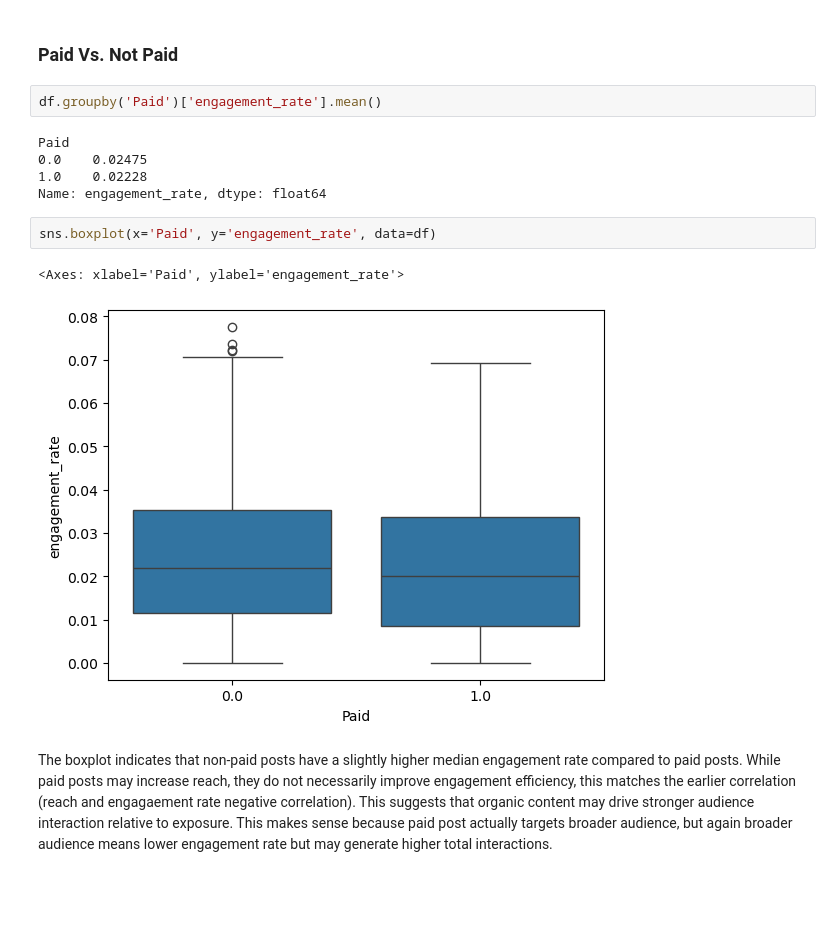
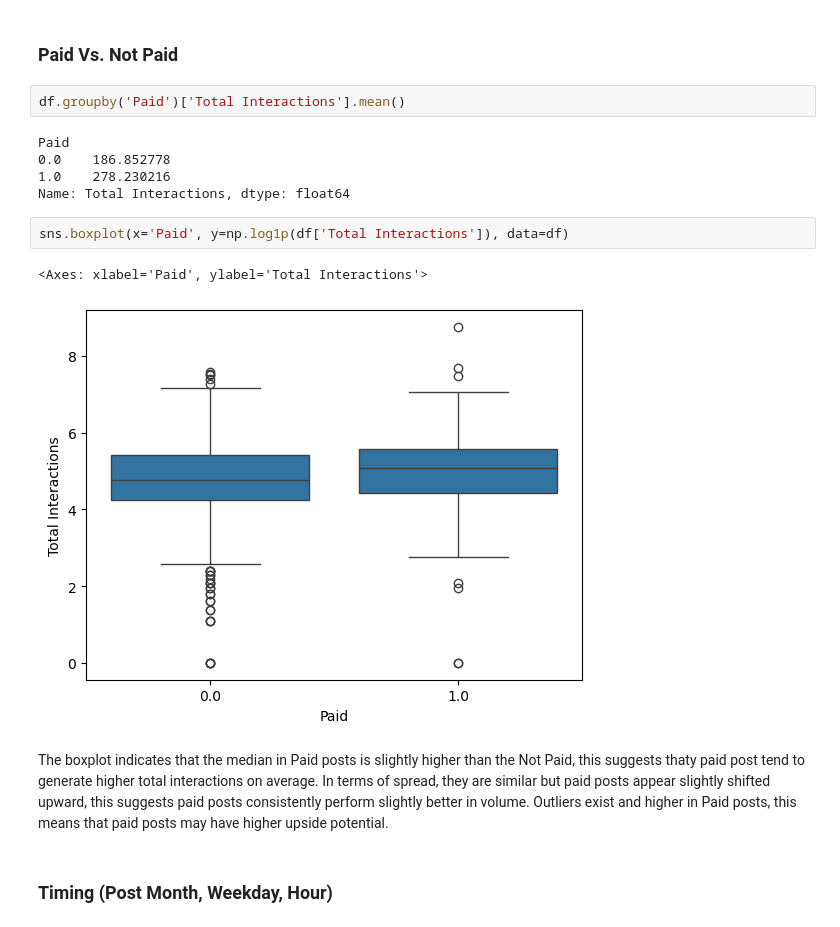
Before and after one commit to nicolous-peril/facebook-engagement-analysis, a Jupyter notebook: code/01_explore.ipynb, the cells around one changed output. Saved outputs shown, nothing was run; the diff lists cells and outputs as text; blank space fills up the shorter version.

Commit message:
added engagement drivers - timing

```diff
--- a/code/01_explore.ipynb
+++ b/code/01_explore.ipynb
@@ -205,16 +213,18 @@ plt.show()
 # %% [markdown]
 ### Paid Vs. Not Paid
 # %%
-df.groupby('Paid')['engagement_rate'].mean()
+df.groupby('Paid')['Total Interactions'].mean()
 # %% [output]
 Paid
-0.0    0.02475
-1.0    0.02228
-Name: engagement_rate, dtype: float64
+0.0    186.852778
+1.0    278.230216
+Name: Total Interactions, dtype: float64
 # %%
-sns.boxplot(x='Paid', y='engagement_rate', data=df)
+sns.boxplot(x='Paid', y=np.log1p(df['Total Interactions']), data=df)
 # %% [output]
-<Axes: xlabel='Paid', ylabel='engagement_rate'>
+<Axes: xlabel='Paid', ylabel='Total Interactions'>
-[figure, old version]
+[figure, new version]
 # %% [markdown]
-The boxplot indicates that non-paid posts have a slightly higher median engagement rate compared to paid posts. While paid posts may increase reach, they do not necessarily improve engagement efficiency, this matches the earlier correlation (reach and engagaement rate negative correlation). This suggests that organic content may drive stronger audience interaction relative to exposure. This makes sense because paid post actually targets broader audience, but again broader audience means lower engagement rate but may generate higher total interactions.
+The boxplot indicates that the median in Paid posts is slightly higher than the Not Paid, this suggests thaty paid post tend to generate higher total interactions on average. In terms of spread, they are similar but paid posts appear slightly shifted upward, this suggests paid posts consistently perform slightly better in volume. Outliers exist and higher in Paid posts, this means that paid posts may have higher upside potential.
+# %% [markdown]
+### Timing (Post Month, Weekday, Hour)
```
Also changed, not shown: parts of 15 cells of this notebook.
